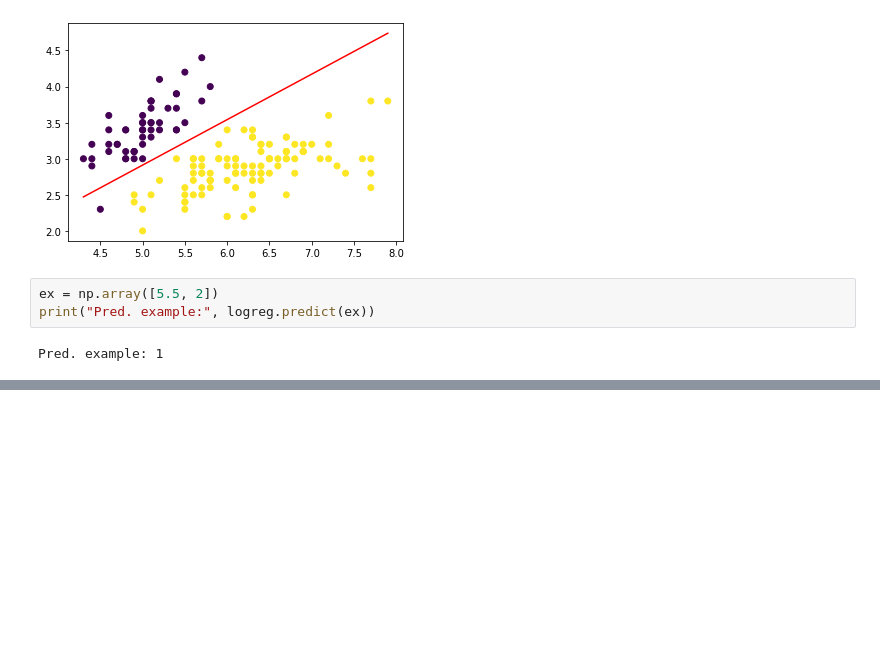
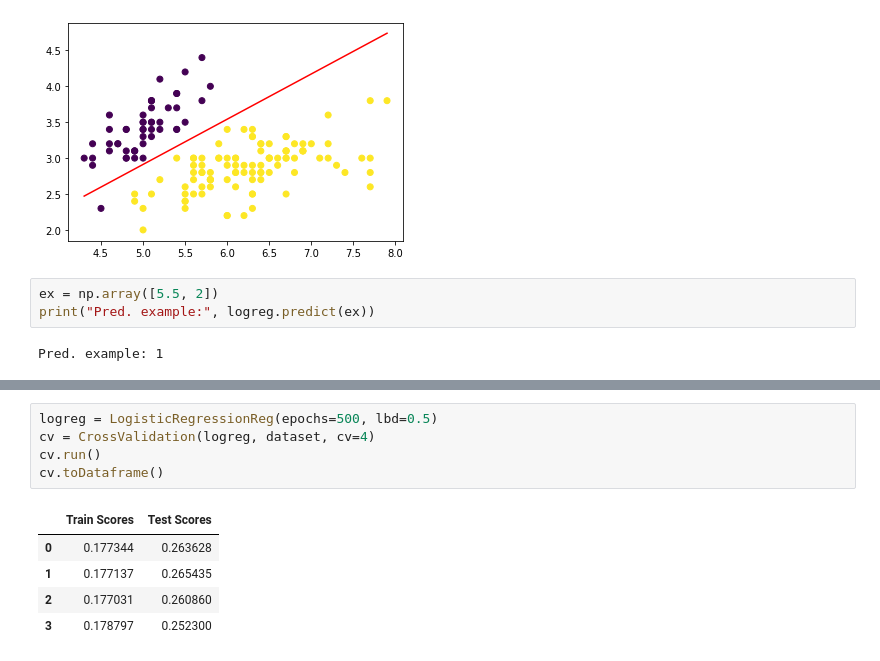
Before and after one commit to SaraBoaventura/si, a Jupyter notebook: scripts/eval2.ipynb, the cells around one changed output, grey strips where cells are left out. Drawn from its saved outputs; the diff is of its cells as text; blank space fills up the shorter version.

```diff
--- a/scripts/eval2.ipynb
+++ b/scripts/eval2.ipynb
@@ -166,0 +183,11 @@ Pred. example: 1
+# %%
+logreg = LogisticRegressionReg(epochs=500, lbd=0.5)
+cv = CrossValidation(logreg, dataset, cv=4)
+cv.run()
+cv.toDataframe()
+# %% [output]
+|  | Train Scores | Test Scores |
+| 0 | 0.177344 | 0.263628 |
+| 1 | 0.177137 | 0.265435 |
+| 2 | 0.177031 | 0.260860 |
+| 3 | 0.178797 | 0.252300 |
```
Also changed, not shown: parts of 24 cells of this notebook, 18 other files.
